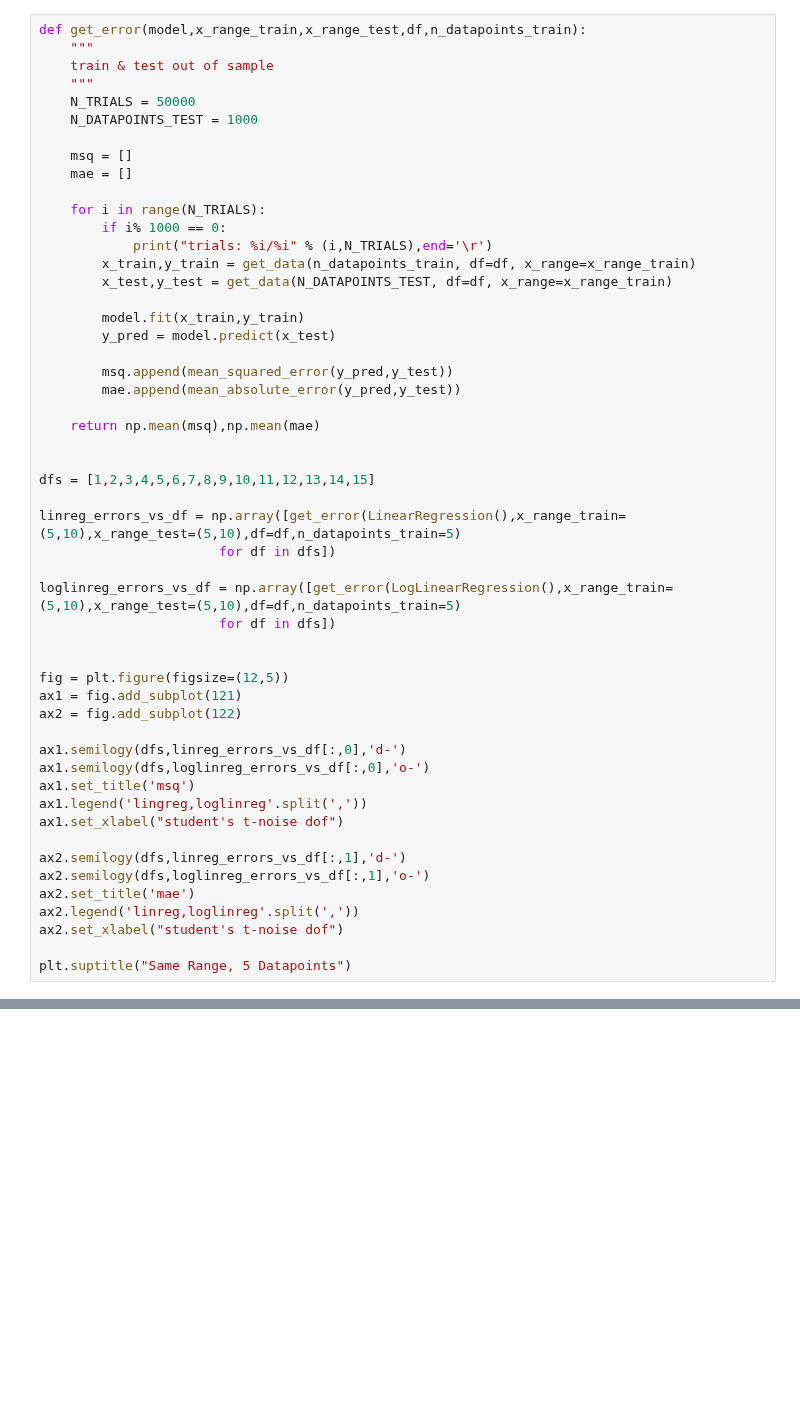
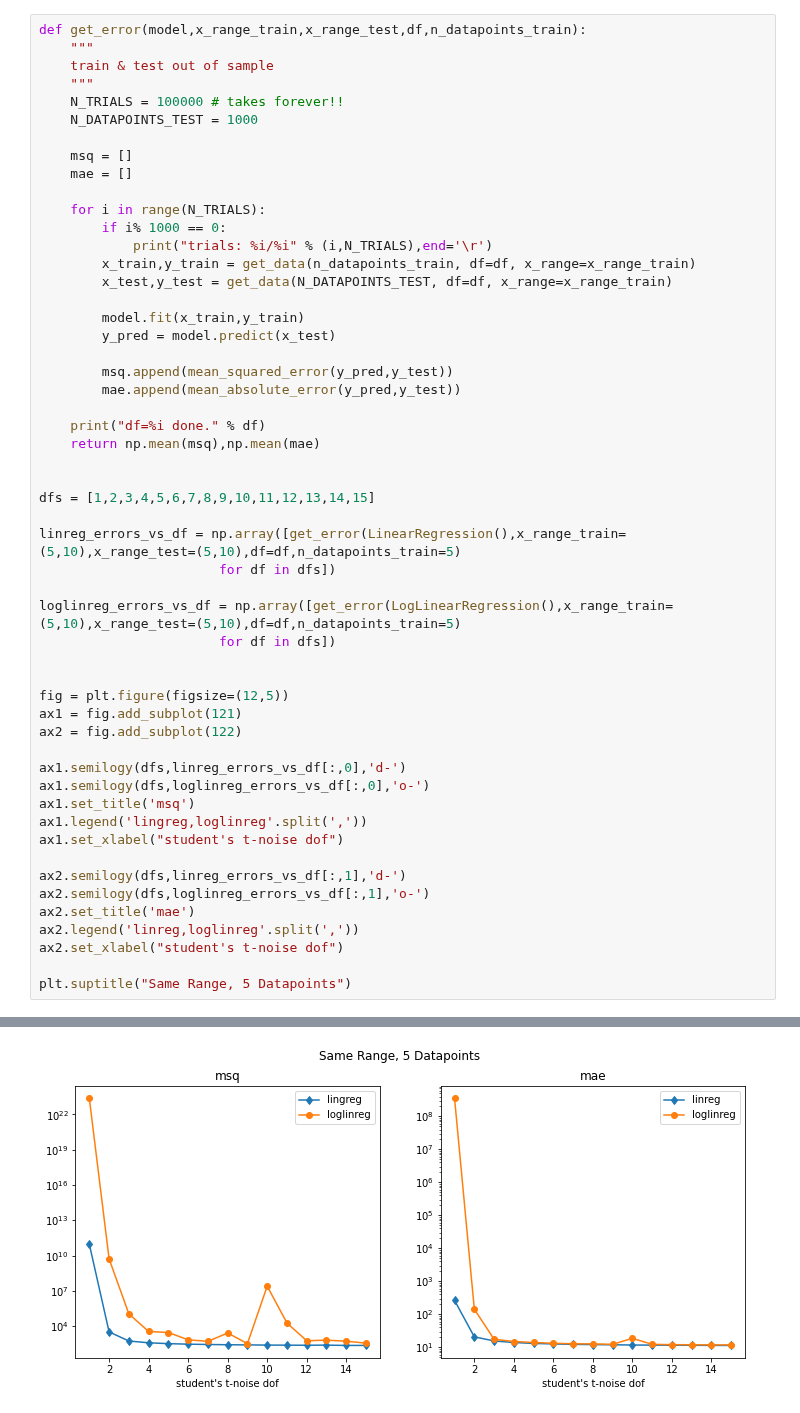
Before and after one commit to jpbm/probabilism, a Jupyter notebook: Statistics - Loglinear Regression.ipynb, the cells around one changed output, grey strips where cells are left out. Drawn from its saved outputs; the diff is of its cells as text; blank space fills up the shorter version.

```diff
--- a/Statistics - Loglinear Regression.ipynb
+++ b/Statistics - Loglinear Regression.ipynb
@@ -111,7 +114,7 @@ def get_error(model,x_range_train,x_range_test,df,n_datapoints_train):
     """
     train & test out of sample
     """
-    N_TRIALS = 50000
+    N_TRIALS = 100000 # takes forever!!
     N_DATAPOINTS_TEST = 1000
 
     msq = []
@@ -129,6 +132,7 @@ def get_error(model,x_range_train,x_range_test,df,n_datapoints_train):
         msq.append(mean_squared_error(y_pred,y_test))
         mae.append(mean_absolute_error(y_pred,y_test))
 
+    print("df=%i done." % df)
     return np.mean(msq),np.mean(mae)
 
 
@@ -164,3 +184,4 @@ KeyboardInterrupt:
+[figure, added]
 # %%
 linreg_errors_vs_df = np.array([get_error(LinearRegression(),x_range_train=(5,10),x_range_test=(10,15),df=df,n_datapoints_train=5)
                        for df in dfs])
```
Also changed, not shown: parts of 6 cells of this notebook, 3 other files.
